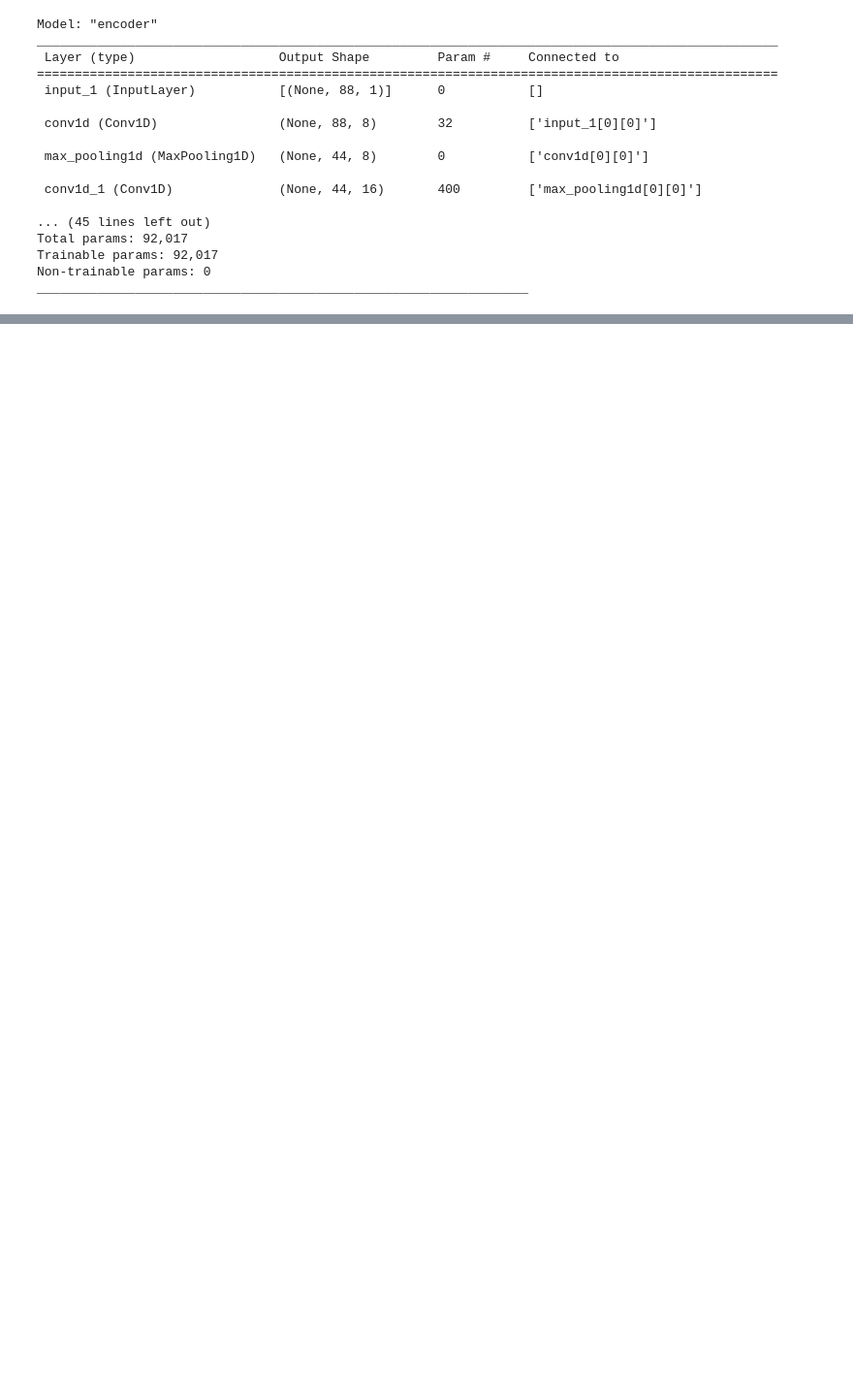
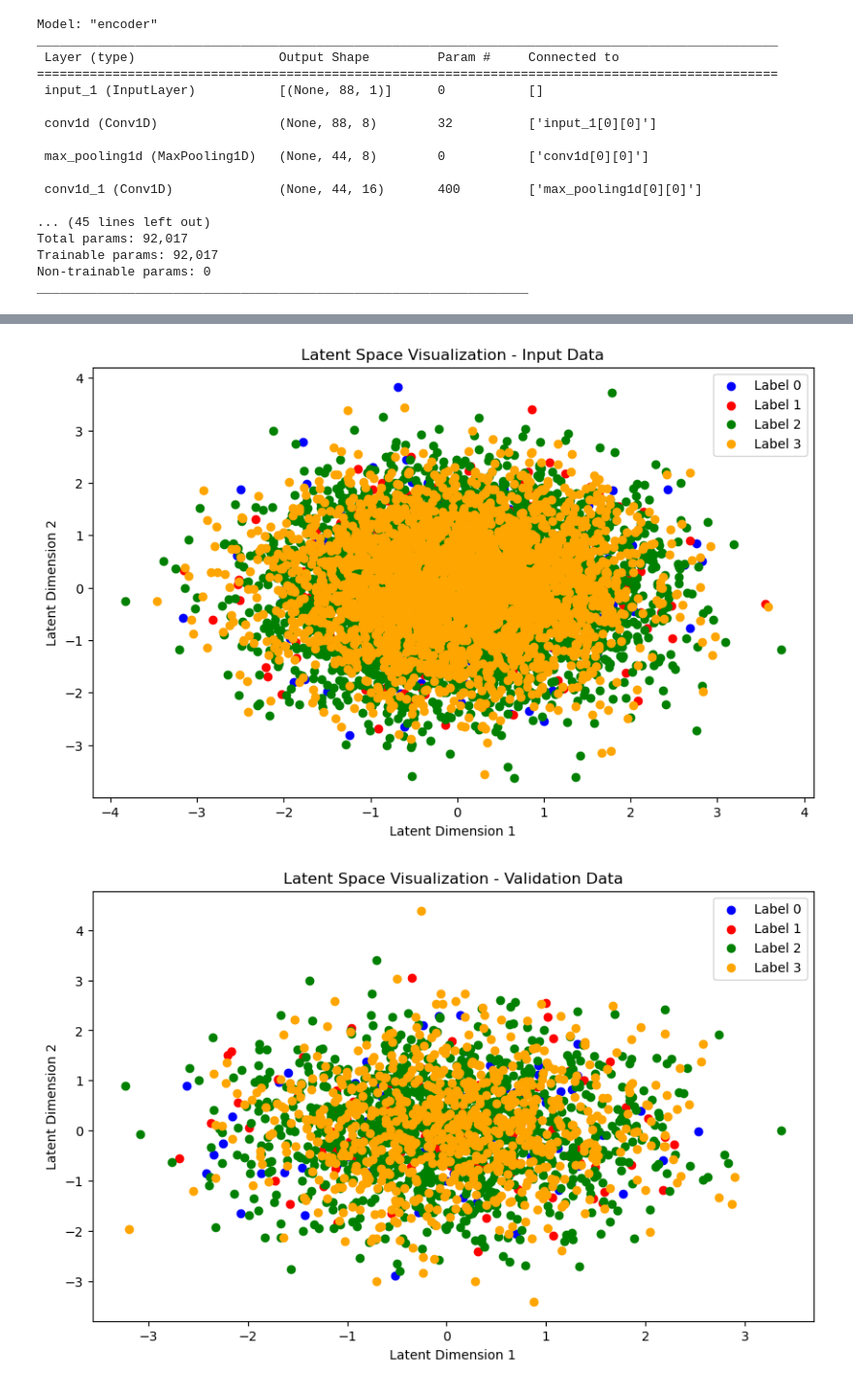
Before and after one commit to bruno4355/Diplomski-rad, a Jupyter notebook: exp.ipynb, the cells around one changed output, grey strips where cells are left out. Shown at 97% size. Saved outputs shown, nothing was run; the diff lists cells and outputs as text; code cells hidden in the pictures; blank space fills up the shorter version.

Commit message:
validation and new visuals

```diff
--- a/exp.ipynb
+++ b/exp.ipynb
@@ -157,7 +166,7 @@ y_test = np.expand_dims(y_test, -1)
 # %%
 vae = VAE(encoder, decoder)
 vae.compile(optimizer=keras.optimizers.Adam())
-vae.fit(x_train, batch_size=128, epochs=5)
+vae.fit(x_train, batch_size=128, epochs=5, validation_data=(x_test, y_test))
 #vae.fit(x_train, batch_size=128, epochs=5, validation_data=(x_test, y_test, None))
 #vae.fit(x_train, batch_size=128, epochs=5)
 # %% [output]
@@ -264,0 +193,33 @@ viz_latent_space_val(encoder, data, labels)
+# %%
+import matplotlib.pyplot as plt
+
+# encode data into the latent space
+_, _, encoded_x_train = vae.encoder.predict(x_train)
+_, _, encoded_x_test = vae.encoder.predict(x_test)
+
+label_colors = {0: 'blue', 1: 'red', 2: 'green', 3: 'orange'}
+
+# input data
+plt.figure(figsize=(10, 6))
+for label in range(4):
+    indices_train = np.where(y_train == label)[0]
+    plt.scatter(encoded_x_train[indices_train, 0], encoded_x_train[indices_train, 1], c=label_colors[label],
+                label='Label {}'.format(label))
+plt.title('Latent Space Visualization - Input Data')
+plt.xlabel('Latent Dimension 1')
+plt.ylabel('Latent Dimension 2')
+plt.legend()
+plt.show()
+
+# validation data
+plt.figure(figsize=(10, 6))
+for label in range(4):
+    indices_test = np.where(y_test == label)[0]
+    plt.scatter(encoded_x_test[indices_test, 0], encoded_x_test[indices_test, 1], c=label_colors[label],
+                label='Label {}'.format(label))
+plt.title('Latent Space Visualization - Validation Data')
+plt.xlabel('Latent Dimension 1')
+plt.ylabel('Latent Dimension 2')
+plt.legend()
+plt.show()
+# %% [output]
@@ -264,0 +228,2 @@ viz_latent_space_val(encoder, data, labels)
+[figure, added]
+[figure, added]
```
Also changed, not shown: parts of 9 cells of this notebook, 3 other files.
